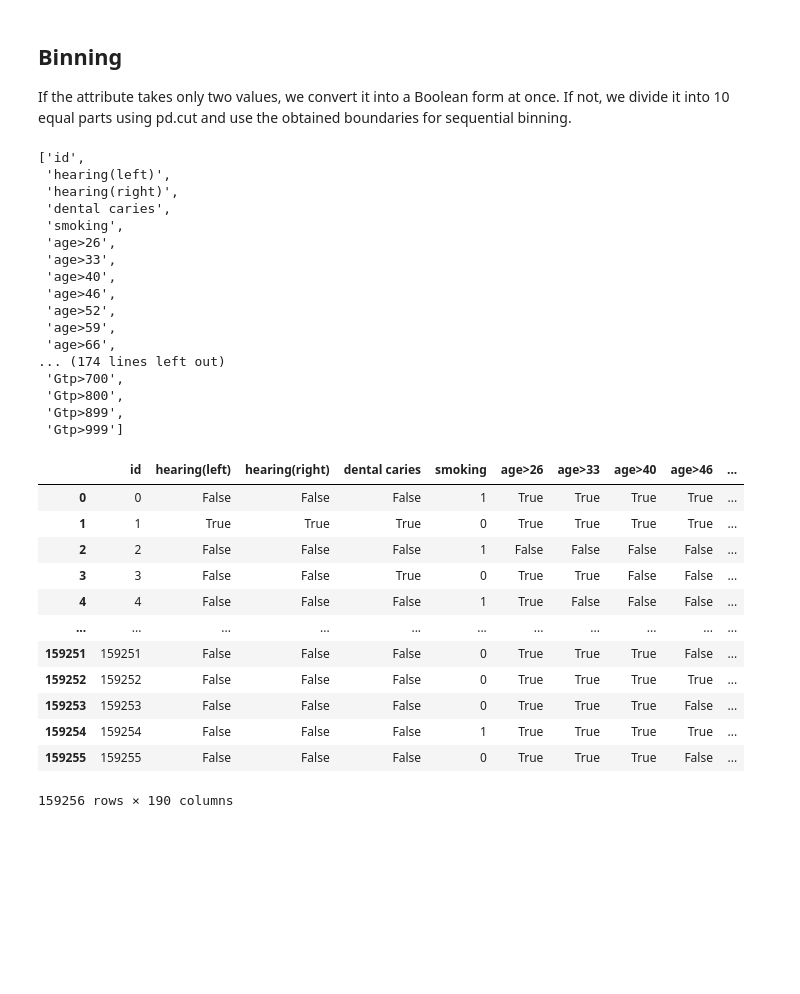
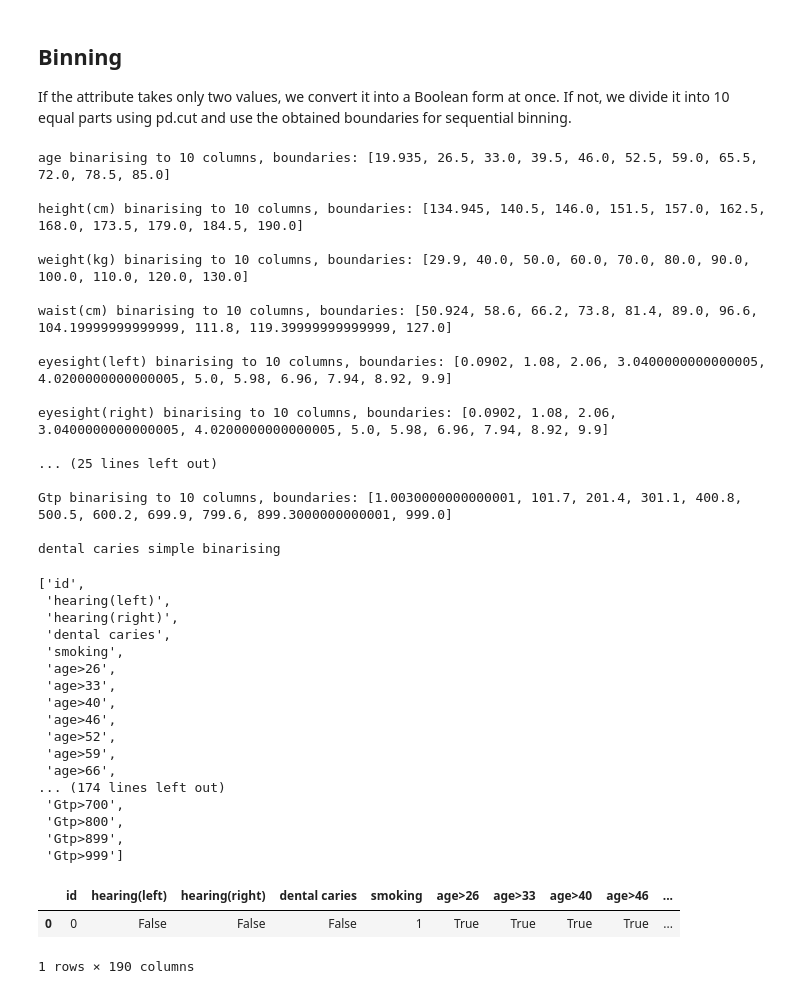
Before and after one commit to GlidingRaven/osda_project, a Jupyter notebook: 1_dataset_binarizing.ipynb, the cells around one changed output. Cells and saved outputs as stored; diff of their text form; code cells hidden in the pictures; blank space fills up the shorter version.

```diff
--- a/1_dataset_binarizing.ipynb
+++ b/1_dataset_binarizing.ipynb
@@ -159,14 +159,15 @@ If not, we divide it into 10 equal parts using pd.cut and use the obtained bound
 for col in features:
 
     if df[col].nunique() == 2:
+        print(col, 'simple binarising')
         u = df[col].unique()[1]
         result = df[col] == u
         df[col] = result
     else:
         quantiles = pd.cut(df[col], bins=10, retbins=True)[1]
-
         quantiles = sorted(set(quantiles))
-
+        print(col, 'binarising to 10 columns, boundaries:', quantiles)
+        print()
 
         for q in quantiles:
             if q != quantiles[0]:
@@ -177,36 +178,43 @@ for col in features:
 
 list(df.columns)
 # %% [output]
-['id',
- 'hearing(left)',
- 'hearing(right)',
- 'dental caries',
- 'smoking',
- 'age>26',
- 'age>33',
- 'age>40',
- 'age>46',
- 'age>52',
- 'age>59',
- 'age>66',
-... (174 lines left out)
- 'Gtp>700',
- 'Gtp>800',
- 'Gtp>899',
- 'Gtp>999']
+age binarising to 10 columns, boundaries: [19.935, 26.5, 33.0, 39.5, 46.0, 52.5, 59.0, 65.5, 72.0, 78.5, 85.0]
+
+height(cm) binarising to 10 columns, boundaries: [134.945, 140.5, 146.0, 151.5, 157.0, 162.5, 168.0, 173.5, 179.0, 184.5, 190.0]
+
+weight(kg) binarising to 10 columns, boundaries: [29.9, 40.0, 50.0, 60.0, 70.0, 80.0, 90.0, 100.0, 110.0, 120.0, 130.0]
+
+waist(cm) binarising to 10 columns, boundaries: [50.924, 58.6, 66.2, 73.8, 81.4, 89.0, 96.6, 104.19999999999999, 111.8, 119.39999999999999, 127.0]
+
+eyesight(left) binarising to 10 columns, boundaries: [0.0902, 1.08, 2.06, 3.0400000000000005, 4.0200000000000005, 5.0, 5.98, 6.96, 7.94, 8.92, 9.9]
+
+eyesight(right) binarising to 10 columns, boundaries: [0.0902, 1.08, 2.06, 3.0400000000000005, 4.0200000000000005, 5.0, 5.98, 6.96, 7.94, 8.92, 9.9]
+
+... (25 lines left out)
+
+Gtp binarising to 10 columns, boundaries: [1.0030000000000001, 101.7, 201.4, 301.1, 400.8, 500.5, 600.2, 699.9, 799.6, 899.3000000000001, 999.0]
+
+dental caries simple binarising
+['id',
+ 'hearing(left)',
+ 'hearing(right)',
+ 'dental caries',
+ 'smoking',
+ 'age>26',
+ 'age>33',
+ 'age>40',
+ 'age>46',
+ 'age>52',
+ 'age>59',
+ 'age>66',
+... (174 lines left out)
+ 'Gtp>700',
+ 'Gtp>800',
+ 'Gtp>899',
+ 'Gtp>999']
 # %%
-df
+df.head(1)
 # %% [output]
 |  | id | hearing(left) | hearing(right) | dental caries | smoking | age>26 | age>33 | age>40 | age>46 | ... |
 | 0 | 0 | False | False | False | 1 | True | True | True | True | ... |
-| 1 | 1 | True | True | True | 0 | True | True | True | True | ... |
-| 2 | 2 | False | False | False | 1 | False | False | False | False | ... |
-| 3 | 3 | False | False | True | 0 | True | True | False | False | ... |
-| 4 | 4 | False | False | False | 1 | True | False | False | False | ... |
-| ... | ... | ... | ... | ... | ... | ... | ... | ... | ... | ... |
-| 159251 | 159251 | False | False | False | 0 | True | True | True | False | ... |
-| 159252 | 159252 | False | False | False | 0 | True | True | True | True | ... |
-| 159253 | 159253 | False | False | False | 0 | True | True | True | False | ... |
-| 159254 | 159254 | False | False | False | 1 | True | True | True | True | ... |
-| 159255 | 159255 | False | False | False | 0 | True | True | True | False | ... |
-159256 rows × 190 columns
+1 rows × 190 columns
```
Also changed, not shown: 1 other file.
